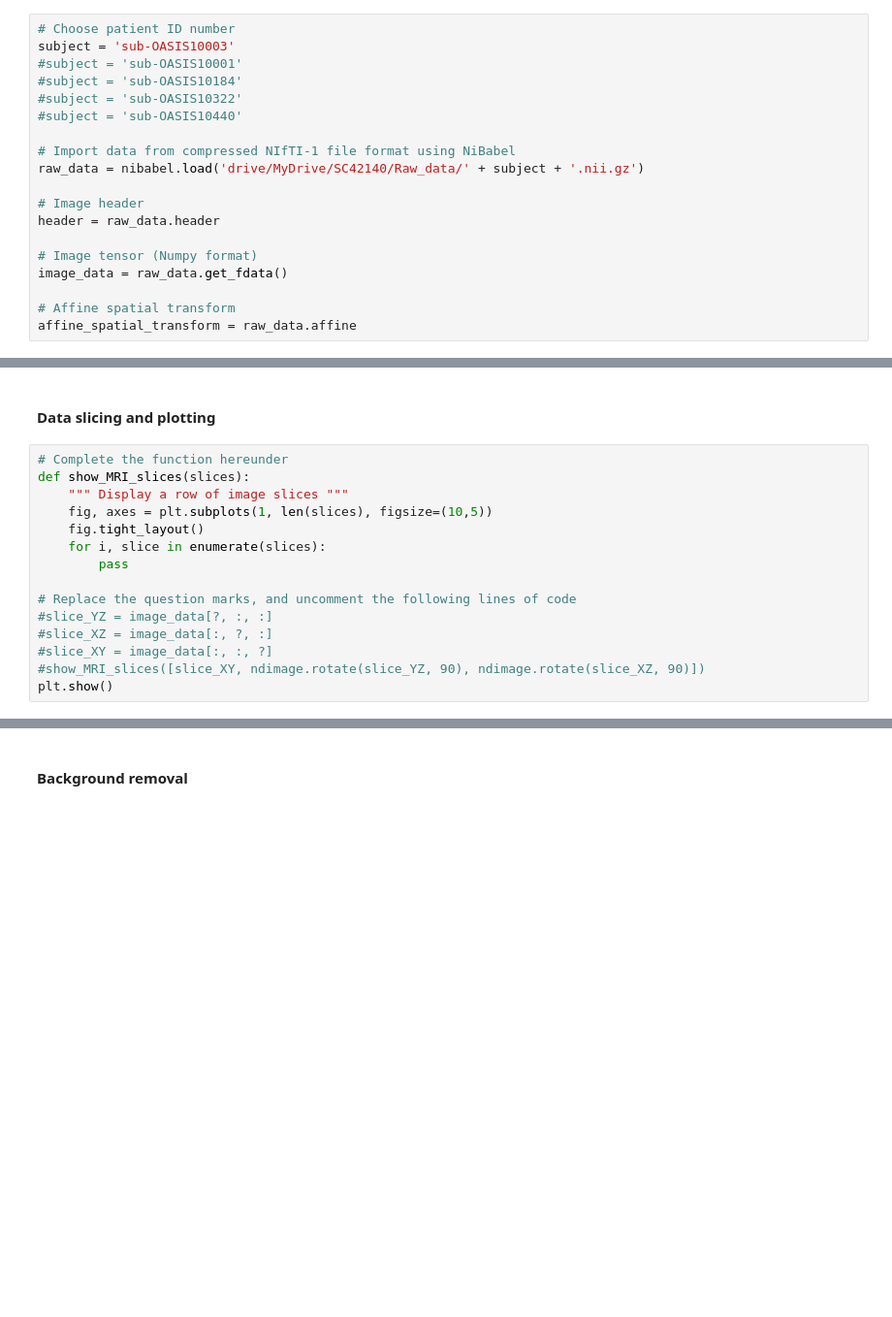
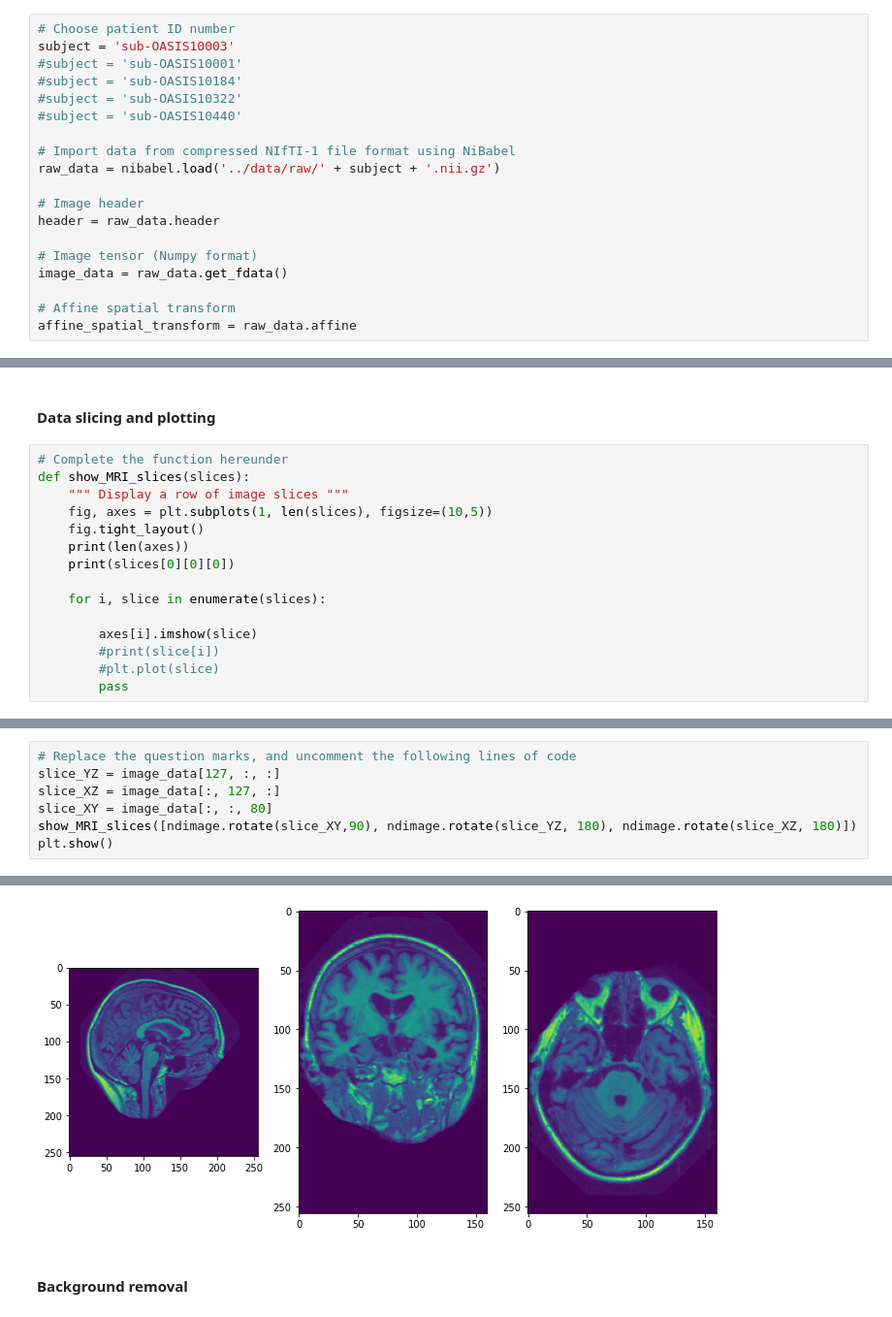
Before and after one commit to lphoogenboom/altenheim, a Jupyter notebook: Jupyter/Part_II_SC42140.ipynb, the cells around one changed output, grey strips where cells are left out. Shown at 97% size. Drawn from its saved outputs; the diff is of its cells as text; blank space fills up the shorter version.

Commit message:
adds MRI visualisation

```diff
--- a/Jupyter/Part_II_SC42140.ipynb
+++ b/Jupyter/Part_II_SC42140.ipynb
@@ -45,7 +19,7 @@ subject = 'sub-OASIS10003'
 #subject = 'sub-OASIS10440'
 
 # Import data from compressed NIfTI-1 file format using NiBabel
-raw_data = nibabel.load('drive/MyDrive/SC42140/Raw_data/' + subject + '.nii.gz')
+raw_data = nibabel.load('../data/raw/' + subject + '.nii.gz')
 
 # Image header
 header = raw_data.header
@@ -85,12 +69,12 @@ def show_MRI_slices(slices):
     """ Display a row of image slices """
     fig, axes = plt.subplots(1, len(slices), figsize=(10,5))
     fig.tight_layout()
+    print(len(axes))
+    print(slices[0][0][0])
+
     for i, slice in enumerate(slices):
+
+        axes[i].imshow(slice)
+        #print(slice[i])
+        #plt.plot(slice)
         pass
-
-# Replace the question marks, and uncomment the following lines of code
-#slice_YZ = image_data[?, :, :]
-#slice_XZ = image_data[:, ?, :]
-#slice_XY = image_data[:, :, ?]
-#show_MRI_slices([slice_XY, ndimage.rotate(slice_YZ, 90), ndimage.rotate(slice_XZ, 90)])
-plt.show()
@@ -96,0 +85,8 @@ plt.show()
+# %%
+# Replace the question marks, and uncomment the following lines of code
+slice_YZ = image_data[127, :, :]
+slice_XZ = image_data[:, 127, :]
+slice_XY = image_data[:, :, 80]
+show_MRI_slices([ndimage.rotate(slice_XY,90), ndimage.rotate(slice_YZ, 180), ndimage.rotate(slice_XZ, 180)])
+plt.show()
+# %% [output]
@@ -97,3 +95,4 @@ plt.show()
+[figure, added]
 # %% [markdown]
 #### Background removal
 # %%
```
Also changed, not shown: parts of 6 cells of this notebook, 1 other file.
